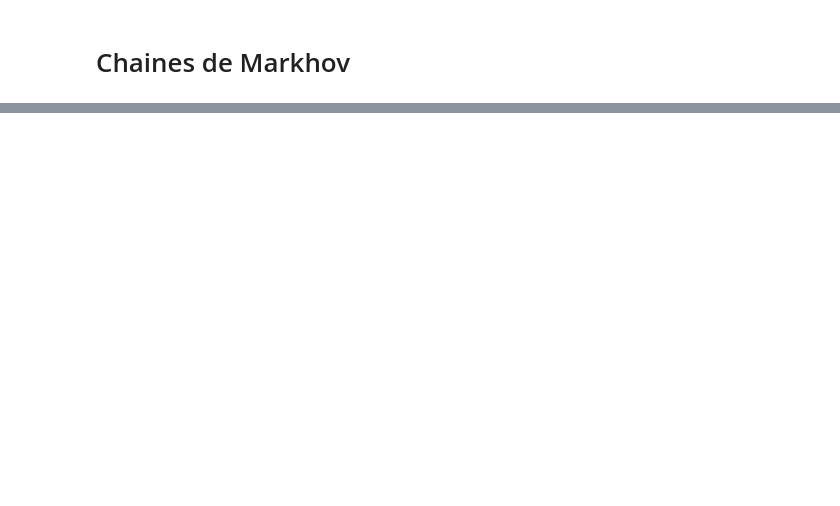
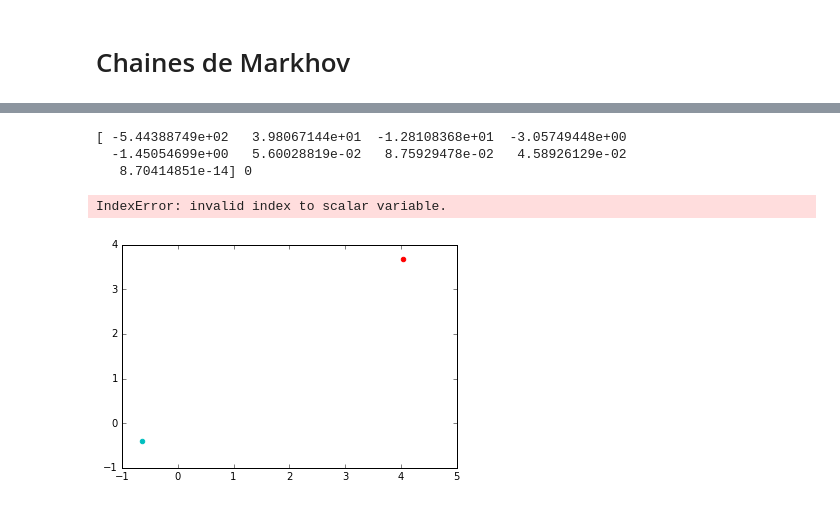
Before and after one commit to VictorSanh/ProjetDep, a Jupyter notebook: Markhov.ipynb, the cells around one changed output, grey strips where cells are left out. Drawn from its saved outputs; the diff is of its cells as text; code cells hidden in the pictures; blank space fills up the shorter version.

```diff
--- a/Markhov.ipynb
+++ b/Markhov.ipynb
@@ -33,0 +64,4 @@ Ks_2sampResult(statistic=0.018800000000000039, pvalue=0.76523815794712602)
+# %%
+var2 = var.drop('Date', 1)
+var3 = var2.transpose()
+print(var2)
@@ -33,0 +86,15 @@ Ks_2sampResult(statistic=0.018800000000000039, pvalue=0.76523815794712602)
+# %%
+pca = PCA()
+pca_bis = PCA()
+pca.fit(var2)
+pca_bis.fit(var3)
+#eigen values table
+print(pca.explained_variance_ratio_)
+print(pca_bis.explained_variance_ratio_)
+#Correlation eigen values dim
+first_pc = pca.components_[0]
+second_pc = pca.components_[1]
+print(first_pc, second_pc)
+first_pc_bis = pca_bis.components_[0]
+second_pc_bis = pca_bis.components_[1]
+print(first_pc_bis, second_pc_bis)
@@ -33,0 +119,17 @@ Ks_2sampResult(statistic=0.018800000000000039, pvalue=0.76523815794712602)
+# %%
+'''transformed = pca.transform(var2)
+for i, j in zip(transformed, var2):
+    print(i,j)
+    plt.scatter(first_pc[0]*i[0],first_pc[1]*i[0], color = "r")
+    plt.scatter(second_pc[0]*i[1],second_pc[1]*i[1], color = "c")
+    plt.scatter(j[0],j[1],color="b")
+    #if isinstance(j[0],float) :
+        #plt.scatter(j[0],j[1],color="b")
+plt.xlabel("")
+plt.show()'''
+# %% [output]
+[ -5.44388749e+02   3.98067144e+01  -1.28108368e+01  -3.05749448e+00
+  -1.45054699e+00   5.60028819e-02   8.75929478e-02   4.58926129e-02
+   8.70414851e-14] 0
+IndexError: invalid index to scalar variable.
+[figure, added]
```
Also changed, not shown: parts of 5 cells of this notebook, 2 other files.
